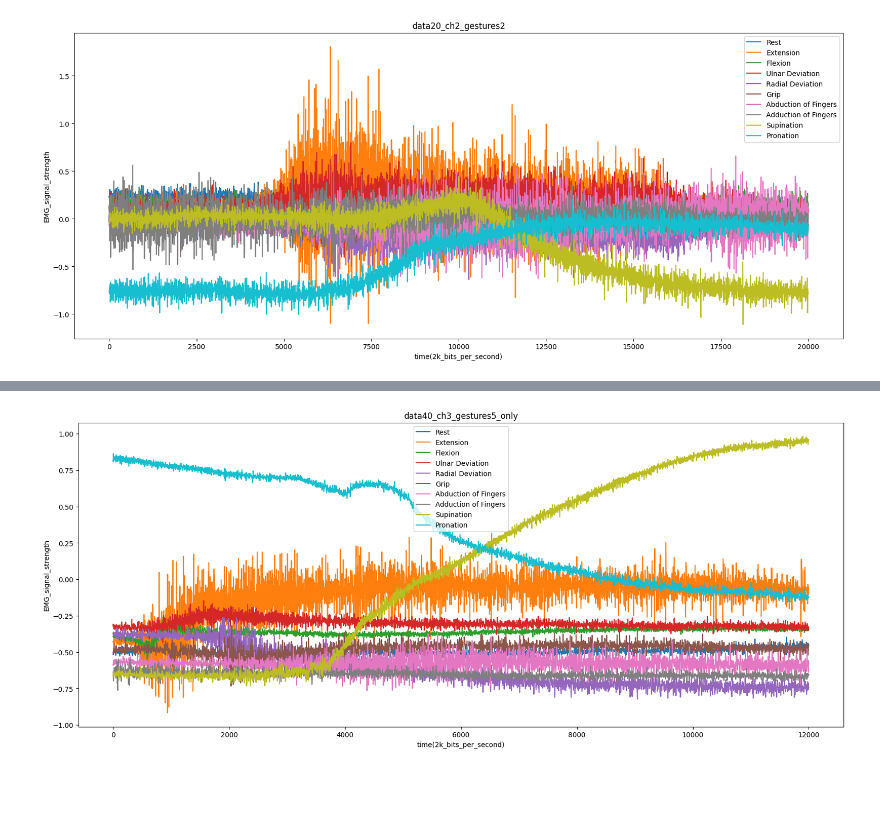
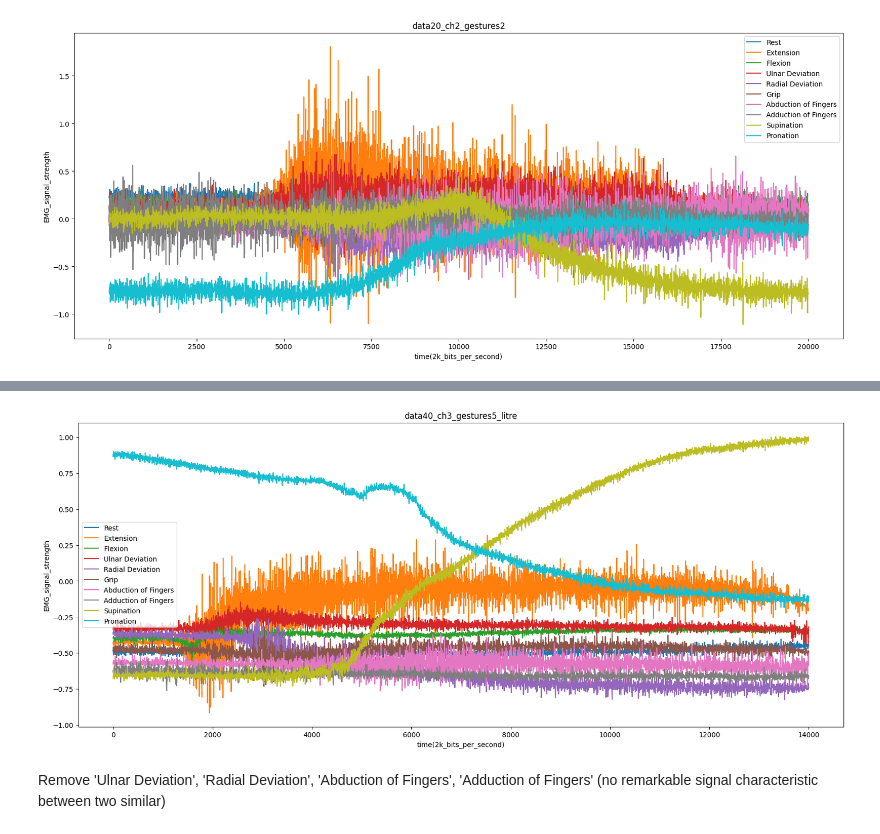
Before and after one commit to greedypelican/EMG_data_analysis, a Jupyter notebook: data_preprocessing.ipynb, the cells around one changed output, grey strips where cells are left out. Cells and saved outputs as stored; diff of their text form; code cells hidden in the pictures; blank space fills up the shorter version.

```diff
--- a/data_preprocessing.ipynb
+++ b/data_preprocessing.ipynb
@@ -80,12 +80,14 @@ data40_ch4_gestures5_only
 # %%
 plt.figure(figsize=(20,8))
-plt.plot(data40_ch3_gestures5_only, label=data40_ch3_gestures5_only.columns)
+plt.plot(data40_ch3_gestures5_litre, label=data40_ch3_gestures5_litre.columns)
 
-plt.title('data40_ch3_gestures5_only')
+plt.title('data40_ch3_gestures5_litre')
 plt.xlabel('time(2k_bits_per_second)')
 plt.ylabel('EMG_signal_strength')
 
 plt.legend()
 plt.show()
 # %% [output]
-[figure, old version]
+[figure, new version]
+# %% [markdown]
+Remove 'Ulnar Deviation', 'Radial Deviation', 'Abduction of Fingers', 'Adduction of Fingers' (no remarkable signal characteristic between two similar)
```
Also changed, not shown: parts of 6 cells of this notebook.
